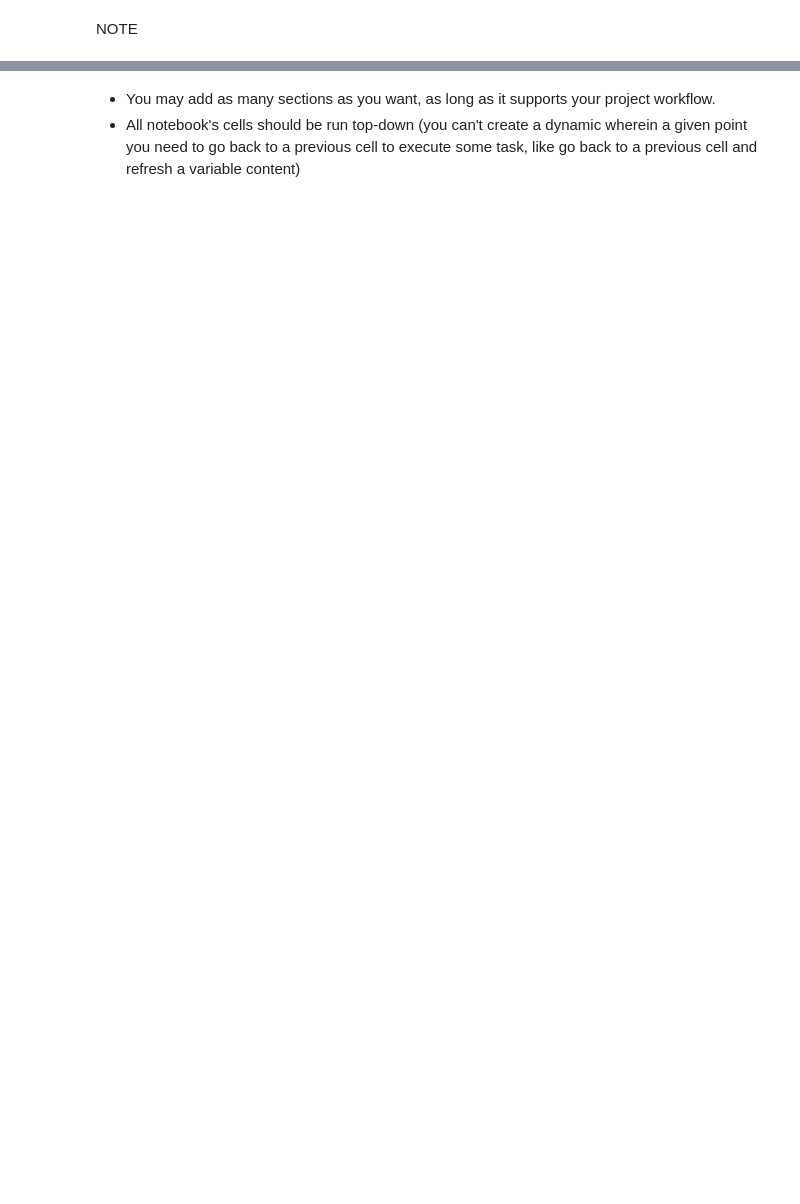
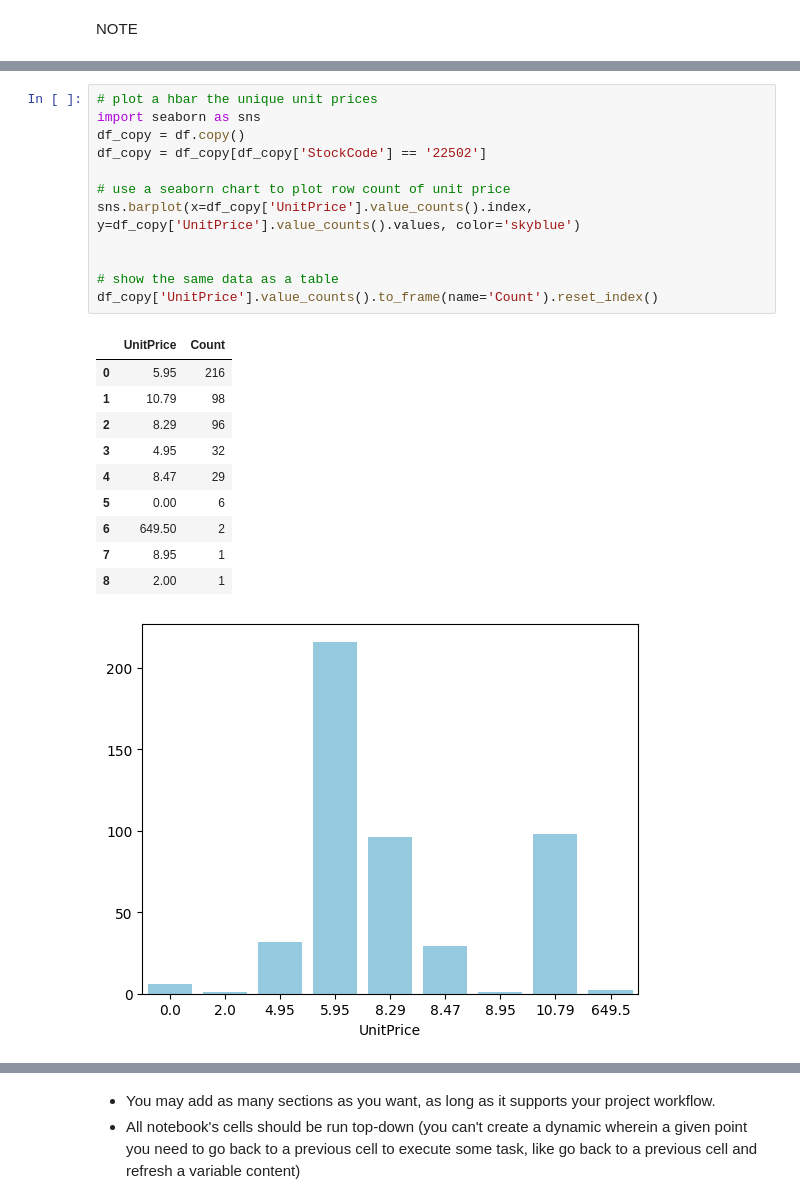
Before and after one commit to maleeper/ILP-independent-learning-project, a Jupyter notebook: jupyter_notebooks/ETL.ipynb, the cells around one changed output, grey strips where cells are left out. Cells and saved outputs as stored; diff of their text form; blank space fills up the shorter version.

```diff
--- a/jupyter_notebooks/ETL.ipynb
+++ b/jupyter_notebooks/ETL.ipynb
@@ -57,0 +289,24 @@ NOTE
+# %%
+# plot a hbar the unique unit prices
+import seaborn as sns
+df_copy = df.copy()
+df_copy = df_copy[df_copy['StockCode'] == '22502']
+
+# use a seaborn chart to plot row count of unit price
+sns.barplot(x=df_copy['UnitPrice'].value_counts().index, y=df_copy['UnitPrice'].value_counts().values, color='skyblue')
+
+
+# show the same data as a table
+df_copy['UnitPrice'].value_counts().to_frame(name='Count').reset_index()
+# %% [output]
+|  | UnitPrice | Count |
+| 0 | 5.95 | 216 |
+| 1 | 10.79 | 98 |
+| 2 | 8.29 | 96 |
+| 3 | 4.95 | 32 |
+| 4 | 8.47 | 29 |
+| 5 | 0.00 | 6 |
+| 6 | 649.50 | 2 |
+| 7 | 8.95 | 1 |
+| 8 | 2.00 | 1 |
+[figure, added]
```
Also changed, not shown: parts of 27 cells of this notebook, 3 other files.
